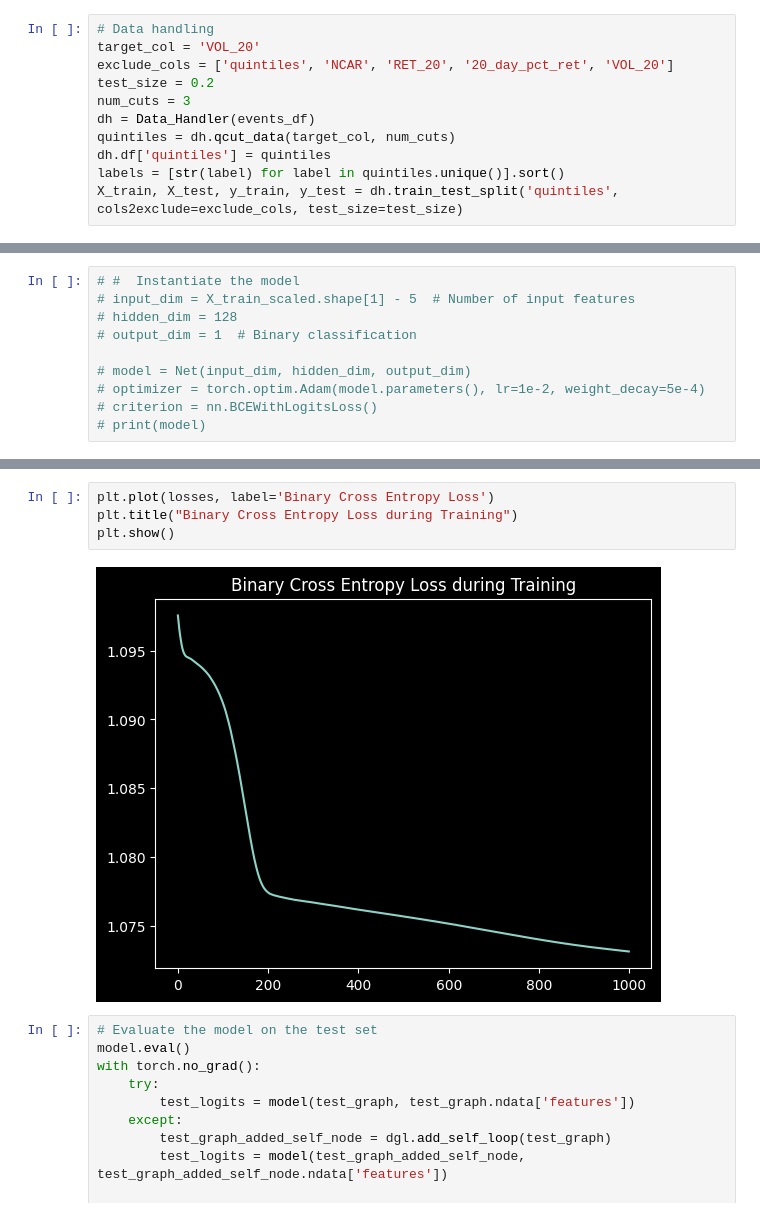
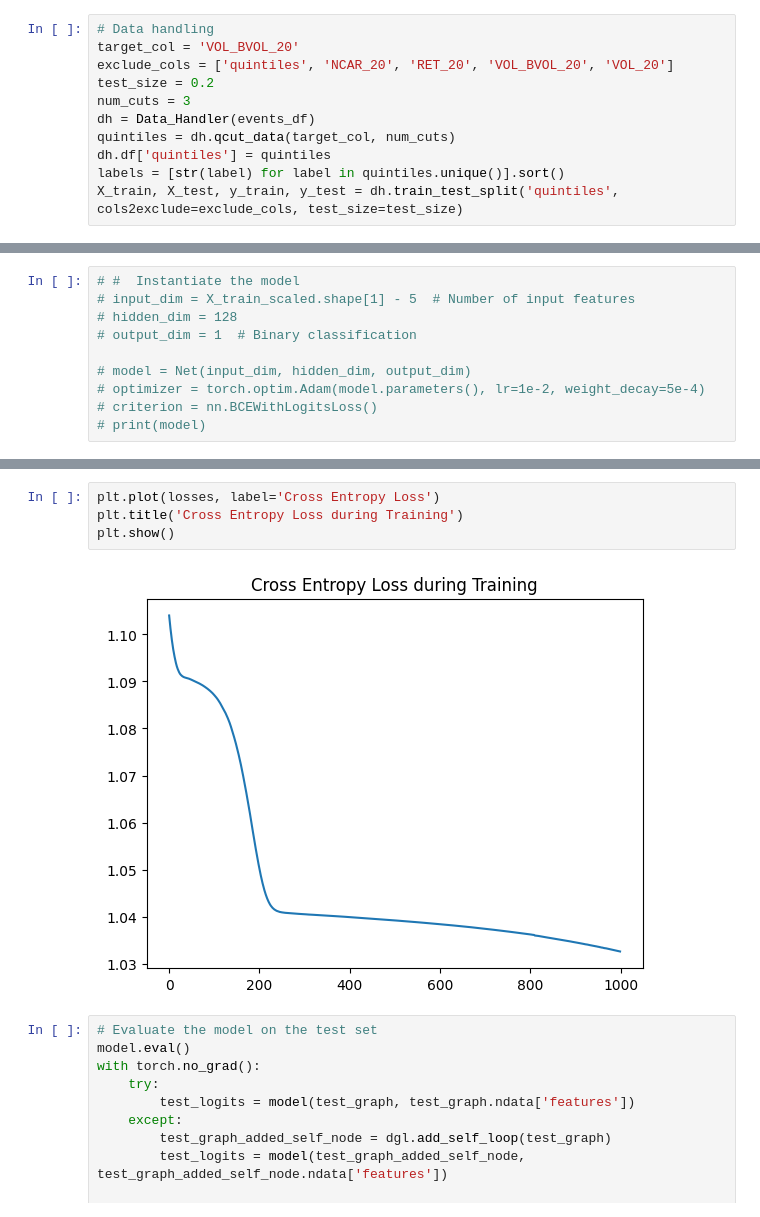
Before and after one commit to lameche99/The-Clinical-Trial-Effect, a Jupyter notebook: src/strategy copy copy.ipynb, the cells around one changed output, grey strips where cells are left out. Cells and saved outputs as stored; diff of their text form.

```diff
--- a/src/strategy copy copy.ipynb
+++ b/src/strategy copy copy.ipynb
@@ -71,8 +69,8 @@ def scale_X(train_X, test_X, special_exclude_cols=['catalyst', 'date', 'ticker',
     return X_train_scaled, X_test_scaled
 # %%
 # Data handling
-target_col = 'VOL_20'
-exclude_cols = ['quintiles', 'NCAR', 'RET_20', '20_day_pct_ret', 'VOL_20']
+target_col = 'VOL_BVOL_20'
+exclude_cols = ['quintiles', 'NCAR_20', 'RET_20', 'VOL_BVOL_20', 'VOL_20']
 test_size = 0.2
 num_cuts = 3
 dh = Data_Handler(events_df)
@@ -285,9 +283,9 @@ Epoch 901/1000, Loss: 1.0413414239883423
 # %%
-plt.plot(losses, label='Binary Cross Entropy Loss')
-plt.title("Binary Cross Entropy Loss during Training")
+plt.plot(losses, label='Cross Entropy Loss')
+plt.title('Cross Entropy Loss during Training')
 plt.show()
 # %% [output]
-[figure, old version]
+[figure, new version]
 # %%
 # Evaluate the model on the test set
 model.eval()
```
Also changed, not shown: parts of 11 cells of this notebook, 1 other file.
